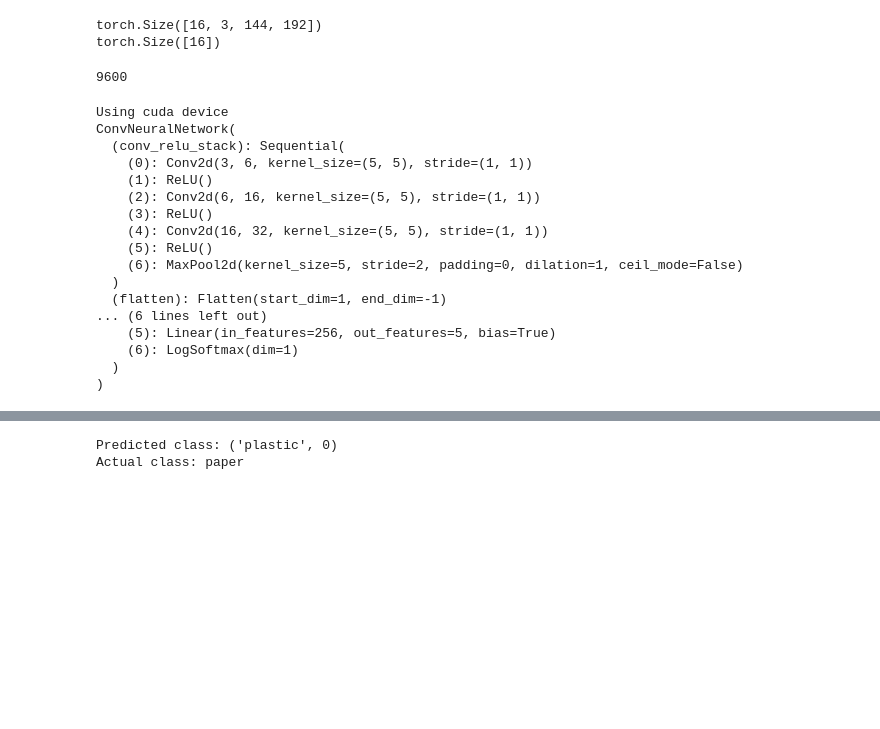
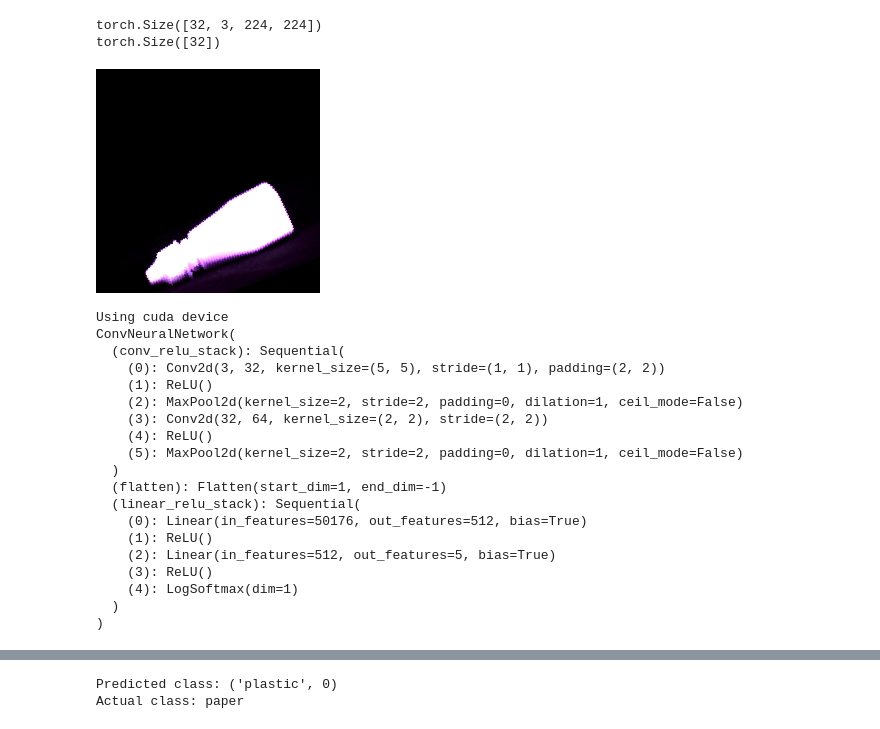
Before and after one commit to FYYHU/ai_mat, a Jupyter notebook: conv_net_Top4.ipynb, the cells around one changed output, grey strips where cells are left out. Saved outputs shown, nothing was run; the diff lists cells and outputs as text; code cells hidden in the pictures; blank space fills up the shorter version.

```diff
--- a/conv_net_Top4.ipynb
+++ b/conv_net_Top4.ipynb
@@ -69,6 +78,8 @@ class Top4Dataset(Dataset):
         img_name = self.image_names[index]
         img_path = os.path.join(self.root_dir, img_name)
         image = read_image(img_path)
+        if self.transform:
+            image = self.transform(image)
         image = image.float()
         material_name = self.annotations.iloc[index, 1]
         y_label = torch.tensor(self.label[material_name])
@@ -88,11 +109,15 @@ for images, labels in DataLoader_Train:
     print(images.shape)
     print(labels.shape)
     break
-len(DataLoader_Train.dataset)
 # %% [output]
-torch.Size([16, 3, 144, 192])
-torch.Size([16])
+torch.Size([32, 3, 224, 224])
+torch.Size([32])
-9600
+# %%
+#show images
+img = next(iter(DataLoader_Train))
+PIL.Image.fromarray((img[0][0].permute(1,2,0)*255).numpy().astype(np.uint8))
+# %% [output]
+[figure, added]
 # %%
 device = "cuda" if torch.cuda.is_available() else "cpu"
 print(f"Using {device} device")
@@ -101,24 +126,20 @@ print(f"Using {device} device")
 class ConvNeuralNetwork(nn.Module):
     def __init__(self):
         super().__init__()
-        #3 input image channel, 6 output channels, 5x5 square convolution with 0 padding
         self.conv_relu_stack = nn.Sequential(
-            nn.Conv2d(3, 6, kernel_size=5, padding=0),
+            nn.Conv2d(3, 32, kernel_size=5, padding=2),
             nn.ReLU(),
-            nn.Conv2d(6, 16, kernel_size=5, padding=0),
+            nn.MaxPool2d(kernel_size=2, stride=2),
+            nn.Conv2d(32, 64, kernel_size=2, stride=2),
             nn.ReLU(),
-            nn.Conv2d(16, 32, kernel_size=5, padding=0),
-            nn.ReLU(),
-            nn.MaxPool2d(kernel_size=5, stride=2)
+            nn.MaxPool2d(kernel_size=2, stride=2),
         )
         self.flatten = nn.Flatten()
         self.linear_relu_stack = nn.Sequential(
-            nn.Linear(32*64*88, 512),
+            nn.Linear(50176, 512),
             nn.ReLU(),
-            nn.Linear(512, 256),
+            nn.Linear(512, 5),
             nn.ReLU(),
-            nn.Dropout(0.25),
-            nn.Linear(256, 5),
             nn.LogSoftmax(dim=1)
         )
 
@@ -134,18 +155,20 @@ print(model)
 Using cuda device
 ConvNeuralNetwork(
   (conv_relu_stack): Sequential(
-    (0): Conv2d(3, 6, kernel_size=(5, 5), stride=(1, 1))
+    (0): Conv2d(3, 32, kernel_size=(5, 5), stride=(1, 1), padding=(2, 2))
     (1): ReLU()
-    (2): Conv2d(6, 16, kernel_size=(5, 5), stride=(1, 1))
-    (3): ReLU()
-    (4): Conv2d(16, 32, kernel_size=(5, 5), stride=(1, 1))
-    (5): ReLU()
-    (6): MaxPool2d(kernel_size=5, stride=2, padding=0, dilation=1, ceil_mode=False)
+    (2): MaxPool2d(kernel_size=2, stride=2, padding=0, dilation=1, ceil_mode=False)
+    (3): Conv2d(32, 64, kernel_size=(2, 2), stride=(2, 2))
+    (4): ReLU()
+    (5): MaxPool2d(kernel_size=2, stride=2, padding=0, dilation=1, ceil_mode=False)
   )
   (flatten): Flatten(start_dim=1, end_dim=-1)
-... (6 lines left out)
-    (5): Linear(in_features=256, out_features=5, bias=True)
-    (6): LogSoftmax(dim=1)
+  (linear_relu_stack): Sequential(
+    (0): Linear(in_features=50176, out_features=512, bias=True)
+    (1): ReLU()
+    (2): Linear(in_features=512, out_features=5, bias=True)
+    (3): ReLU()
+    (4): LogSoftmax(dim=1)
   )
 )
 # %%
```
Also changed, not shown: parts of 11 cells of this notebook, 1 other file.
